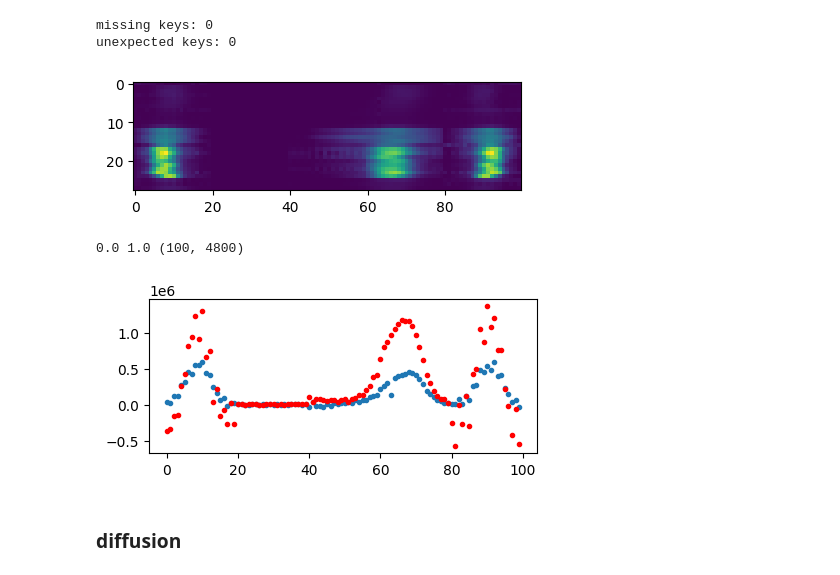
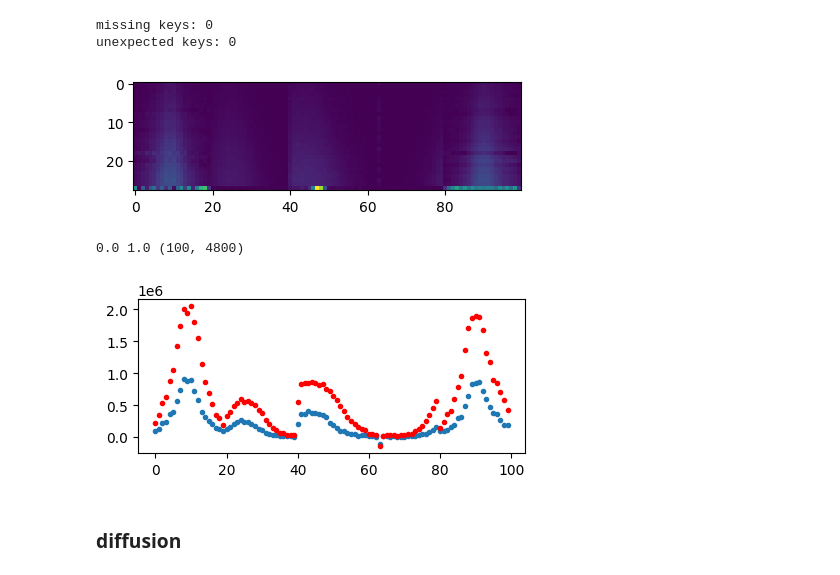
Before and after one commit to HaouchatY/diffusion_tomography, a Jupyter notebook: tomography_real_data.ipynb, the cells around one changed output. Cells and saved outputs as stored; diff of their text form; code cells hidden in the pictures.

```diff
--- a/tomography_real_data.ipynb
+++ b/tomography_real_data.ipynb
@@ -93,7 +93,7 @@ def preprocess_magnetic_data(data_exp, Nz, Nr, doublet=False):
 import scipy.io as scio
 from reaction_diffusion.routines.tomo_fusion.tools import plotting_fcts as tomo_plots
 
-doublet = False
+doublet = True
 
 exp_data = scio.loadmat('experimental_data/shot_data_85270.mat')['data'][0, 0] # singlet
 psi=preprocess_magnetic_data(exp_data, Nz=120, Nr=40, doublet=False)
@@ -106,36 +106,36 @@ exp_data.dtype
 plt.figure(figsize=(5, 2))
 plt.imshow(np.abs(exp_data["measurements"]))
 #plt.yticks([0,10,20], labels=[str(exp_data["measurements_times"].flatten()[0]), str(exp_data["measurements_times"].flatten()[10]), str(exp_data["measurements_times"].flatten()[20])])
 plt.show()
 plt.figure(figsize=(5, 2))
 plt.plot(exp_data["measurements"][10,:], '.')
 plt.plot(exp_data["measurements"][26,:], 'r.')
 
 import os
 
 # select samples to be used for normalization procedure
 samples_idxs = np.arange(0,10000)
 train_samples_path = Path(f"../../data/sxr_data/sxr_profiles_coarse")
 train_samples_normalization = []
 for sample_id_ in samples_idxs:
     path = os.path.join(train_samples_path, f"sxr_sample_{sample_id_}.npy")
     train_samples_normalization.append(np.load(path))
 train_samples_normalization = torch.from_numpy(np.array(train_samples_normalization, dtype=np.float32)).to(device)
 
 # load forward model
 A_path = Path("forward_model/forward_model_sxr_full_geometry.npy")
 A_sparse = np.load(A_path).astype(np.float32)
 A_max = A_sparse.max()  # capture ORIGINAL max BEFORE normalization (used to rescale physical y_tomo)
 A_sparse /= A_max  # normalize for better conditioning
 print(A_sparse.min(), A_sparse.max(), A_sparse.shape)
 A_tomo = torch.from_numpy(A_sparse).to(device)
 
 # compute y_tomo distribution
 y_tomo_train = train_samples_normalization.reshape(-1, H * W) @ A_tomo.T
 # %% [output]
-[figure, old version]
+[figure, new version]
 0.0 1.0 (100, 4800)
-[figure, old version]
+[figure, new version]
 # %% [markdown]
 ### diffusion
 # %%
```
Also changed, not shown: parts of 6 cells of this notebook, 16 other files.
